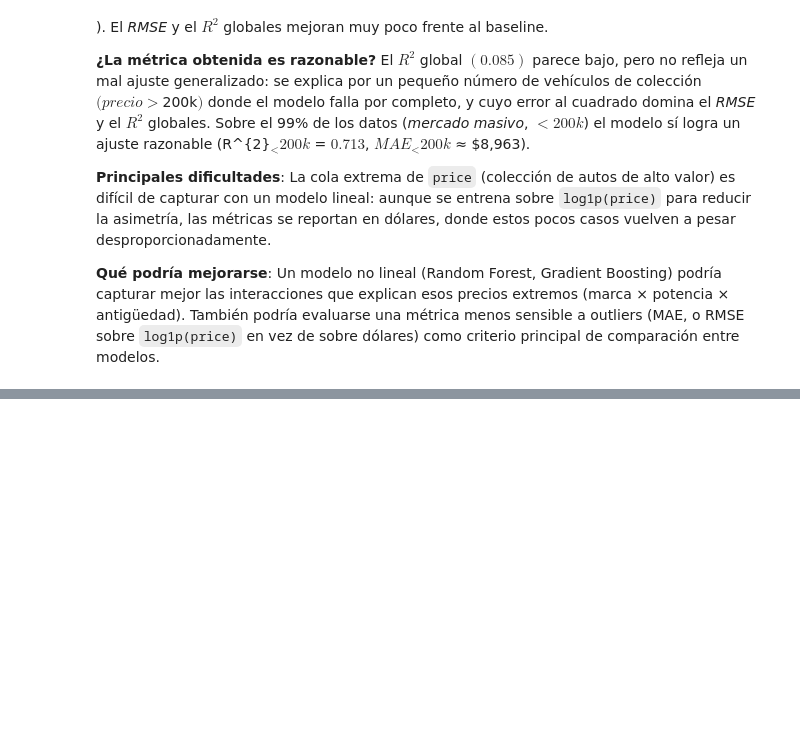
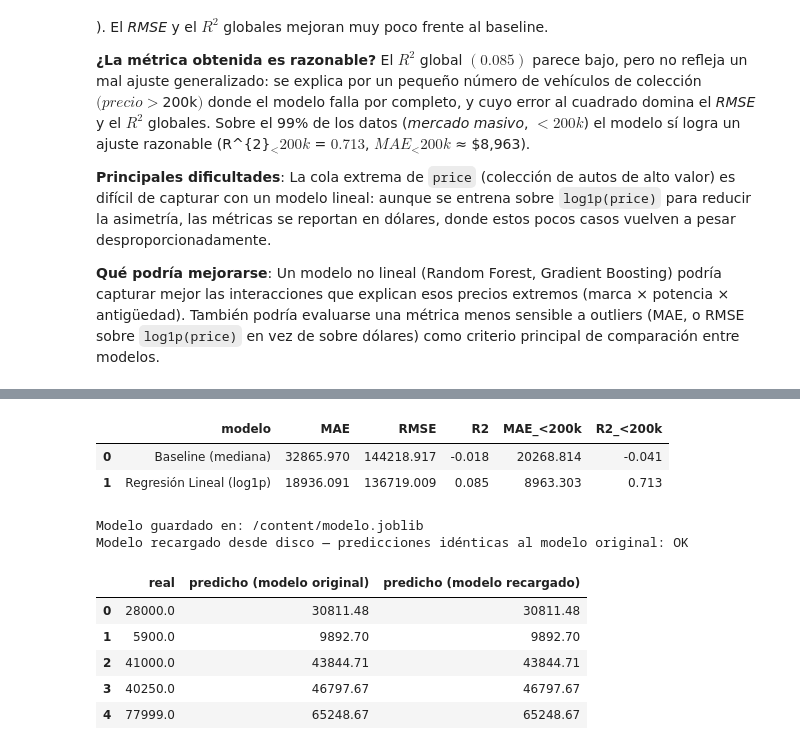
Before and after one commit to Jonathanmg1415/proyecto-modelos-simulacion, a Jupyter notebook: fase-1/notebook.ipynb, the cells around one changed output, grey strips where cells are left out. Cells and saved outputs as stored; diff of their text form; code cells hidden in the pictures; blank space fills up the shorter version.

Commit message:
Se agrega evaluación, persistencia y concluiones para el módelo de Regresión lineal

```diff
--- a/fase-1/notebook.ipynb
+++ b/fase-1/notebook.ipynb
@@ -813,0 +814,34 @@ de sobre dólares) como criterio principal de comparación entre modelos.
+# %%
+pd.DataFrame(resultados).round(3)
+# %% [output]
+|  | modelo | MAE | RMSE | R2 | MAE_<200k | R2_<200k |
+| 0 | Baseline (mediana) | 32865.970 | 144218.917 | -0.018 | 20268.814 | -0.041 |
+| 1 | Regresión Lineal (log1p) | 18936.091 | 136719.009 | 0.085 | 8963.303 | 0.713 |
+# %%
+MODEL_PATH = Path("modelo.joblib")
+if not Path("data").exists() and Path("fase-1").exists():
+    MODEL_PATH = Path("fase-1/modelo.joblib")
+
+joblib.dump(modelo_lr, MODEL_PATH)
+print("Modelo guardado en:", MODEL_PATH.resolve())
+
+modelo_cargado = joblib.load(MODEL_PATH)
+pred_recargado = modelo_cargado.predict(X_test)
+
+np.testing.assert_allclose(pred_recargado, pred_lr, rtol=1e-10)
+print("Modelo recargado desde disco — predicciones idénticas al modelo original: OK")
+
+pd.DataFrame({
+    "real": y_test.iloc[:5].values,
+    "predicho (modelo original)": pred_lr[:5],
+    "predicho (modelo recargado)": pred_recargado[:5],
+}).round(2)
+# %% [output]
+Modelo guardado en: /content/modelo.joblib
+Modelo recargado desde disco — predicciones idénticas al modelo original: OK
+|  | real | predicho (modelo original) | predicho (modelo recargado) |
+| 0 | 28000.0 | 30811.48 | 30811.48 |
+| 1 | 5900.0 | 9892.70 | 9892.70 |
+| 2 | 41000.0 | 43844.71 | 43844.71 |
+| 3 | 40250.0 | 46797.67 | 46797.67 |
+| 4 | 77999.0 | 65248.67 | 65248.67 |
```
Also changed, not shown: parts of 4 cells of this notebook.
